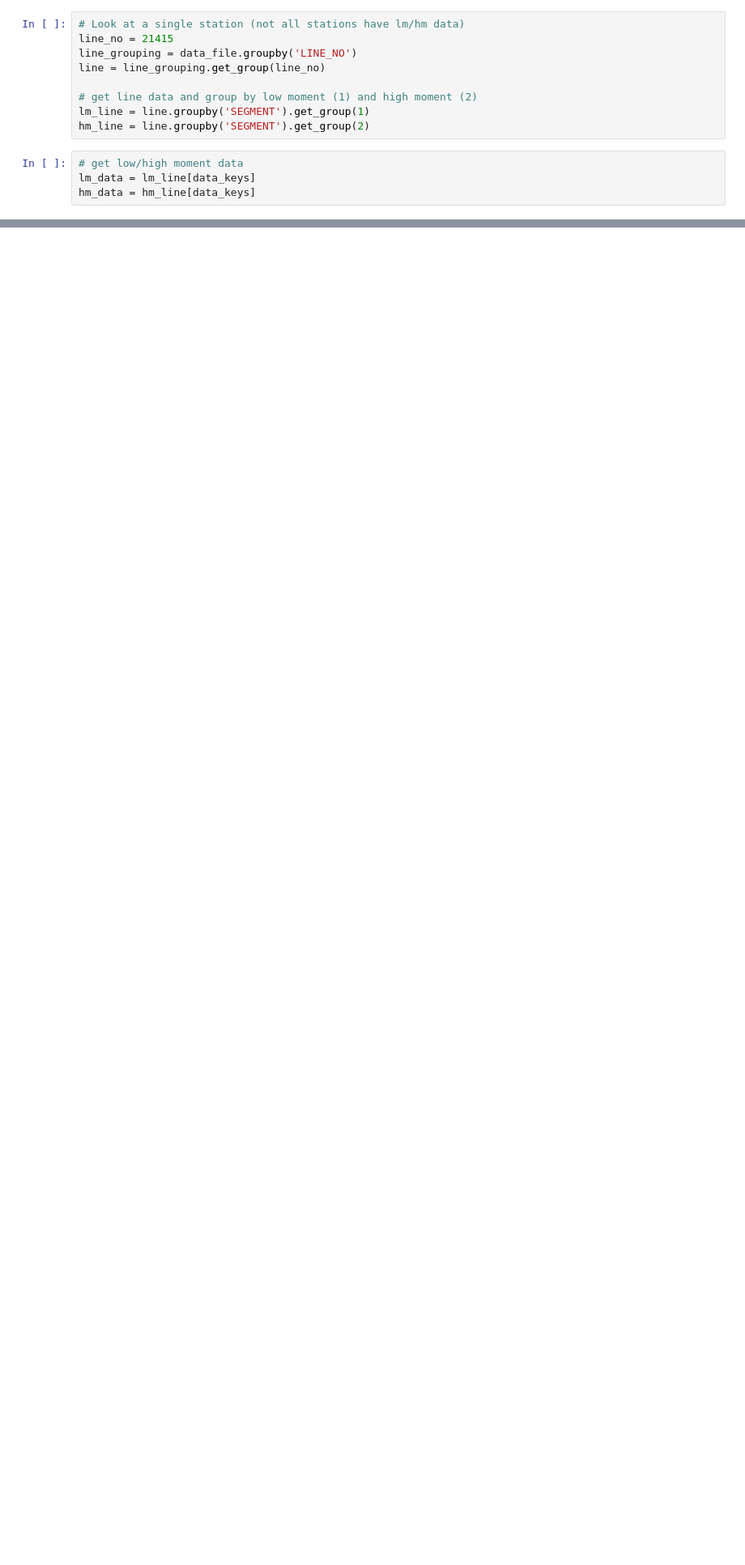
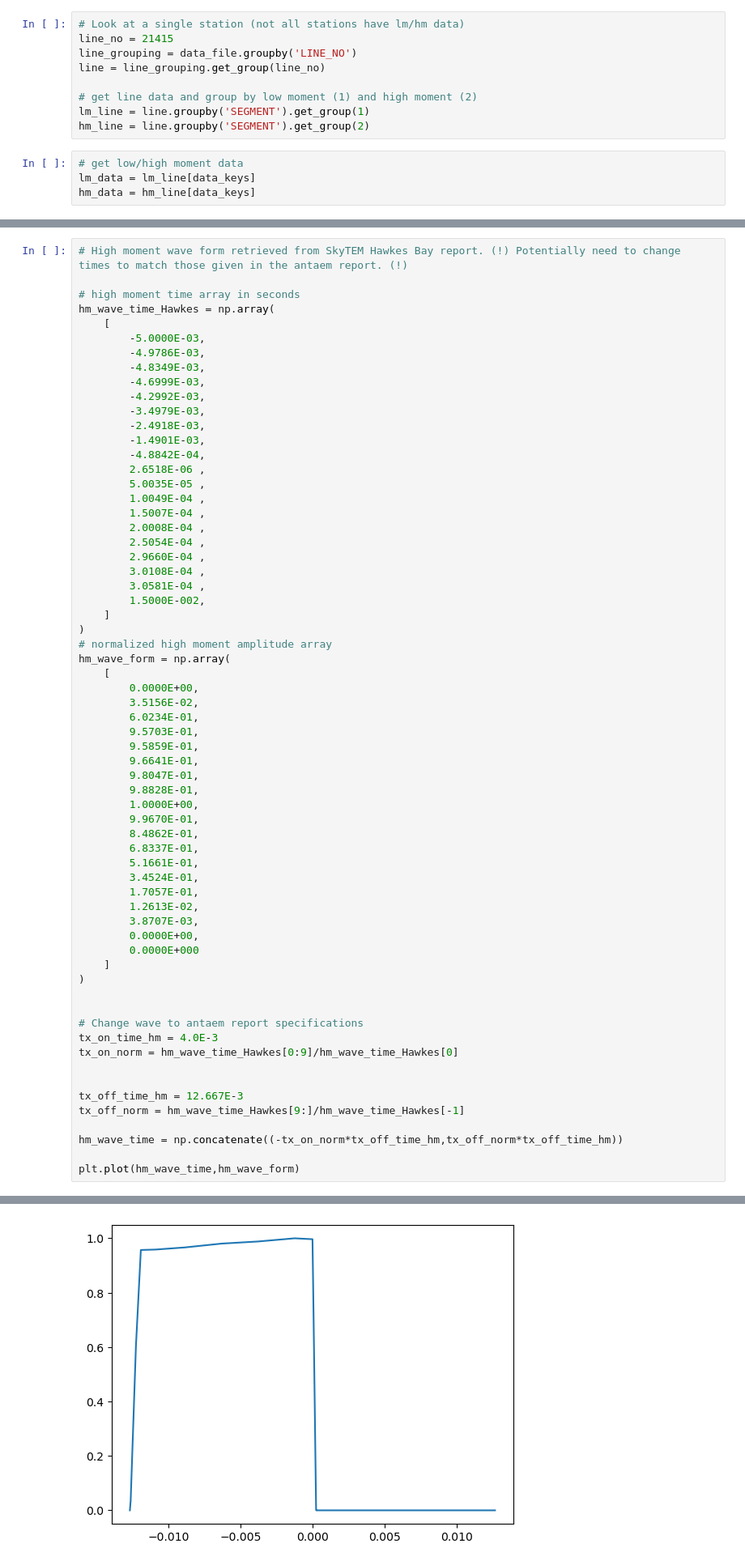
Before and after one commit to tpetillion/EOSC556B_ANTAEM, a Jupyter notebook: code/antaem-inversion.ipynb, the cells around one changed output, grey strips where cells are left out. Shown at 81% size. Saved outputs shown, nothing was run; the diff lists cells and outputs as text; blank space fills up the shorter version.

```diff
--- a/code/antaem-inversion.ipynb
+++ b/code/antaem-inversion.ipynb
@@ -146,0 +222,65 @@ plt.xlabel('Northing');
+# %%
+# High moment wave form retrieved from SkyTEM Hawkes Bay report. (!) Potentially need to change times to match those given in the antaem report. (!)
+
+# high moment time array in seconds
+hm_wave_time_Hawkes = np.array(
+    [
+        -5.0000E-03,
+        -4.9786E-03,
+        -4.8349E-03,
+        -4.6999E-03,
+        -4.2992E-03,
+        -3.4979E-03,
+        -2.4918E-03,
+        -1.4901E-03,
+        -4.8842E-04,
+        2.6518E-06 ,
+        5.0035E-05 ,
+        1.0049E-04 ,
+        1.5007E-04 ,
+        2.0008E-04 ,
+        2.5054E-04 ,
+        2.9660E-04 ,
+        3.0108E-04 ,
+        3.0581E-04 ,
+        1.5000E-002,
+    ]
+)
+# normalized high moment amplitude array
+hm_wave_form = np.array(
+    [
+        0.0000E+00,
+        3.5156E-02,
+        6.0234E-01,
+        9.5703E-01,
+        9.5859E-01,
+        9.6641E-01,
+        9.8047E-01,
+        9.8828E-01,
+        1.0000E+00,
+        9.9670E-01,
+        8.4862E-01,
+        6.8337E-01,
+        5.1661E-01,
+        3.4524E-01,
+        1.7057E-01,
+        1.2613E-02,
+        3.8707E-03,
+        0.0000E+00,
+        0.0000E+000
+    ]
+)
+
+
+# Change wave to antaem report specifications
+tx_on_time_hm = 4.0E-3
+tx_on_norm = hm_wave_time_Hawkes[0:9]/hm_wave_time_Hawkes[0]
+
+
+tx_off_time_hm = 12.667E-3
+tx_off_norm = hm_wave_time_Hawkes[9:]/hm_wave_time_Hawkes[-1]
+
+hm_wave_time = np.concatenate((-tx_on_norm*tx_off_time_hm,tx_off_norm*tx_off_time_hm))
+
+plt.plot(hm_wave_time,hm_wave_form)
+# %% [output]
@@ -146,0 +288 @@ plt.xlabel('Northing');
+[figure, added]
```
Also changed, not shown: parts of 30 cells of this notebook.
